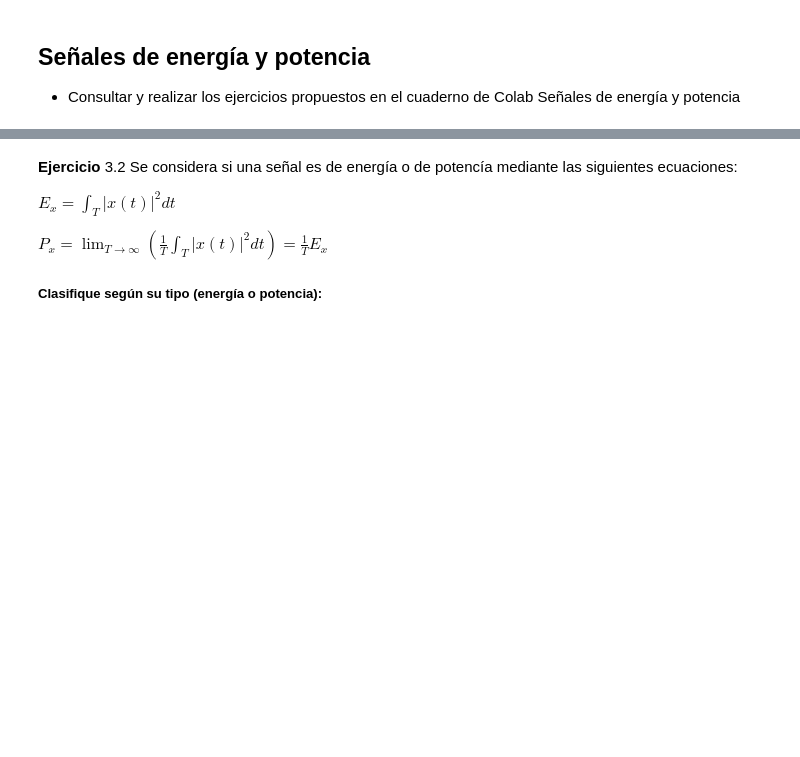
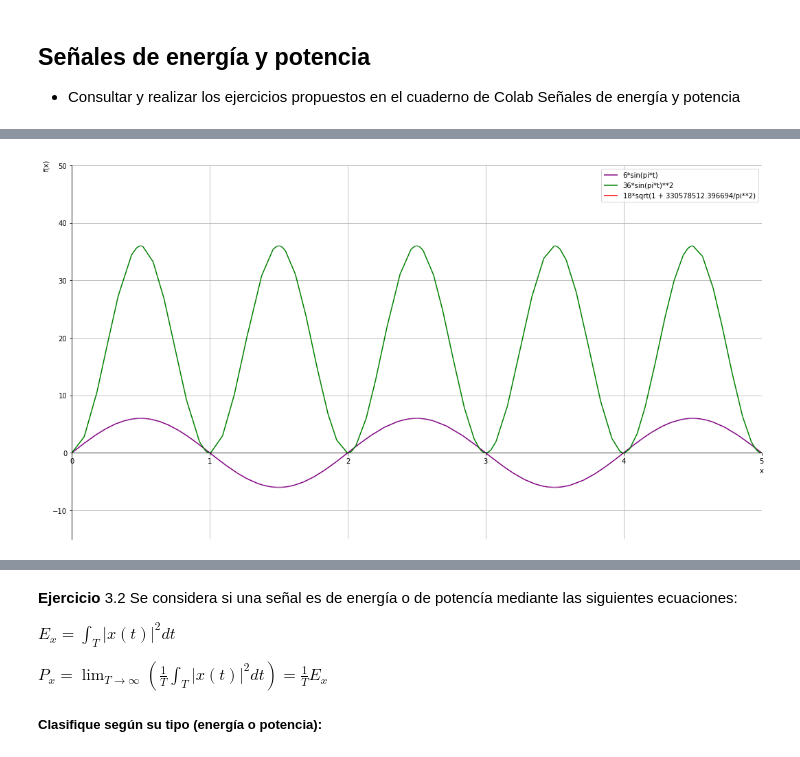
Before and after one commit to jucarmonao/SyS, a Jupyter notebook: Solucion_taller_1.ipynb, the cells around one changed output, grey strips where cells are left out. Cells and saved outputs as stored; diff of their text form; code cells hidden in the pictures; blank space fills up the shorter version.

```diff
--- a/Solucion_taller_1.ipynb
+++ b/Solucion_taller_1.ipynb
@@ -717,13 +745,38 @@ plt.show()
-# %%
-p = v*i #potencia instantanea
-#Para integrar un array se puede usar uno de los métodos implementados por numpy, en este caso el método trapezoidal np.trapz()
-P = np.trapz(p, t)/T0 #Potencia media
-print("Potencia media: "+str(P))
-plt.figure(figsize=[10,5])
-plt.plot(t, p, label = "Potencia instantanea p(t)")
-plt.plot(t, P*np.ones(len(t)), "g", label = "Potencia media P")
-plt.grid()
-plt.xlabel('t')
-plt.ylabel('Amplitud')
-plt.legend()
-plt.show()
+# %%
+import warnings
+from sympy import sqrt,oo
+warnings.filterwarnings("ignore")
+
+def move_sympyplot_to_axes(p, ax):
+    backend = p.backend(p)
+    backend.ax = ax
+    backend.process_series()
+    backend.ax.spines['right'].set_color('none')
+    backend.ax.spines['bottom'].set_position('zero')
+    backend.ax.spines['top'].set_color('none')
+    plt.close(backend.fig)
+R = 1
+C =55*10 ** -6
+w0 = pi
+T0 = T0.subs(w, w0)
+sig = 6*sin(w0*t)
+p_ins = sig ** 2
+B = sqrt(R**2+(1/(w0*C))**2)
+P = B*integrate(sig**2, (t, 0, T0)) /T0
+
+t_limits = (t, 0, 5)
+ylim=[-15, 50]
+#ylim=[-15, 700000] #para que sea visible la potencia media debe verse en una escala de 700000
+p1 = plot(sig, t_limits, ylim=ylim,show = False, line_color = 'purple', legend = True)
+p2 = plot(p_ins, t_limits, ylim=ylim, show = False,line_color = 'green', legend = True)
+p3 = plot(P, t_limits, ylim=ylim, show = False, line_color = 'red', legend = True)
+
+fig = plt.figure(figsize=(18, 10))
+ax = fig.add_subplot(111)
+move_sympyplot_to_axes(p1, ax)
+move_sympyplot_to_axes(p2, ax)
+move_sympyplot_to_axes(p3, ax)
+ax.grid()
+plt.show()
+# %% [output]
+[figure, added]
```
Also changed, not shown: parts of 56 cells of this notebook.
